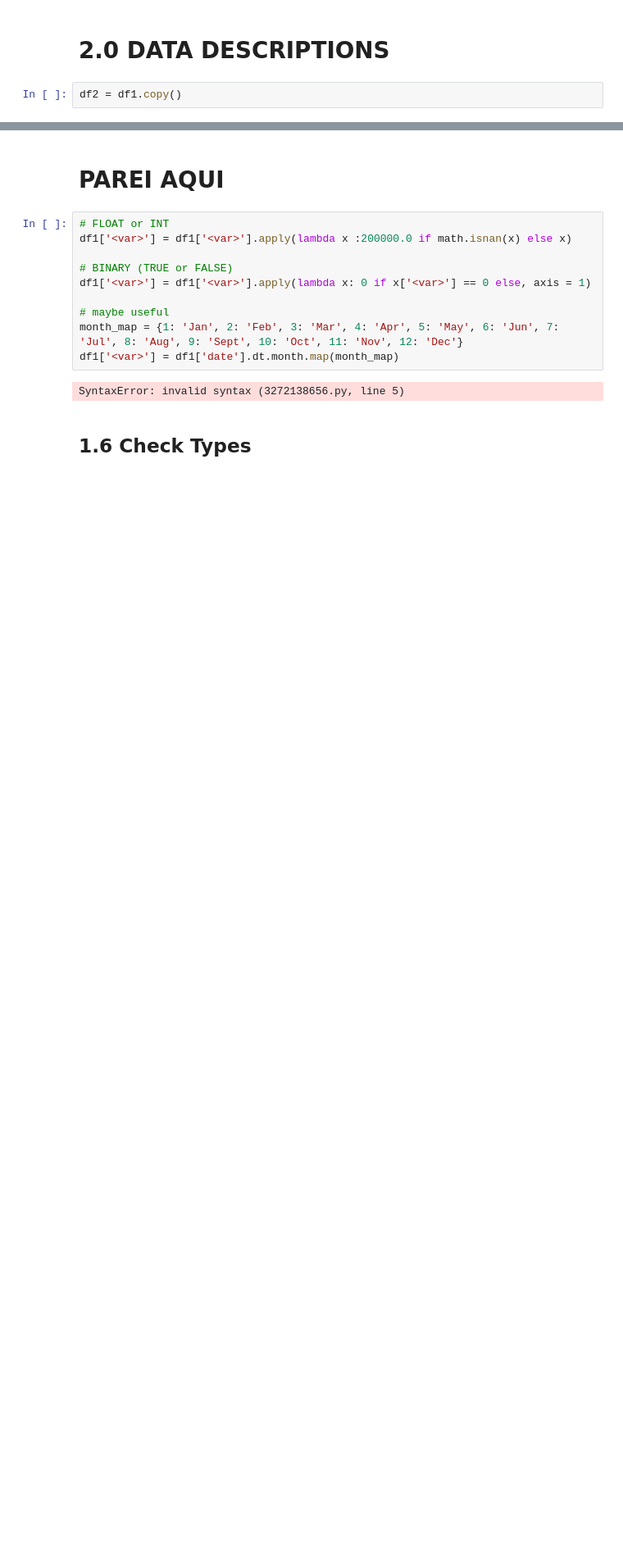
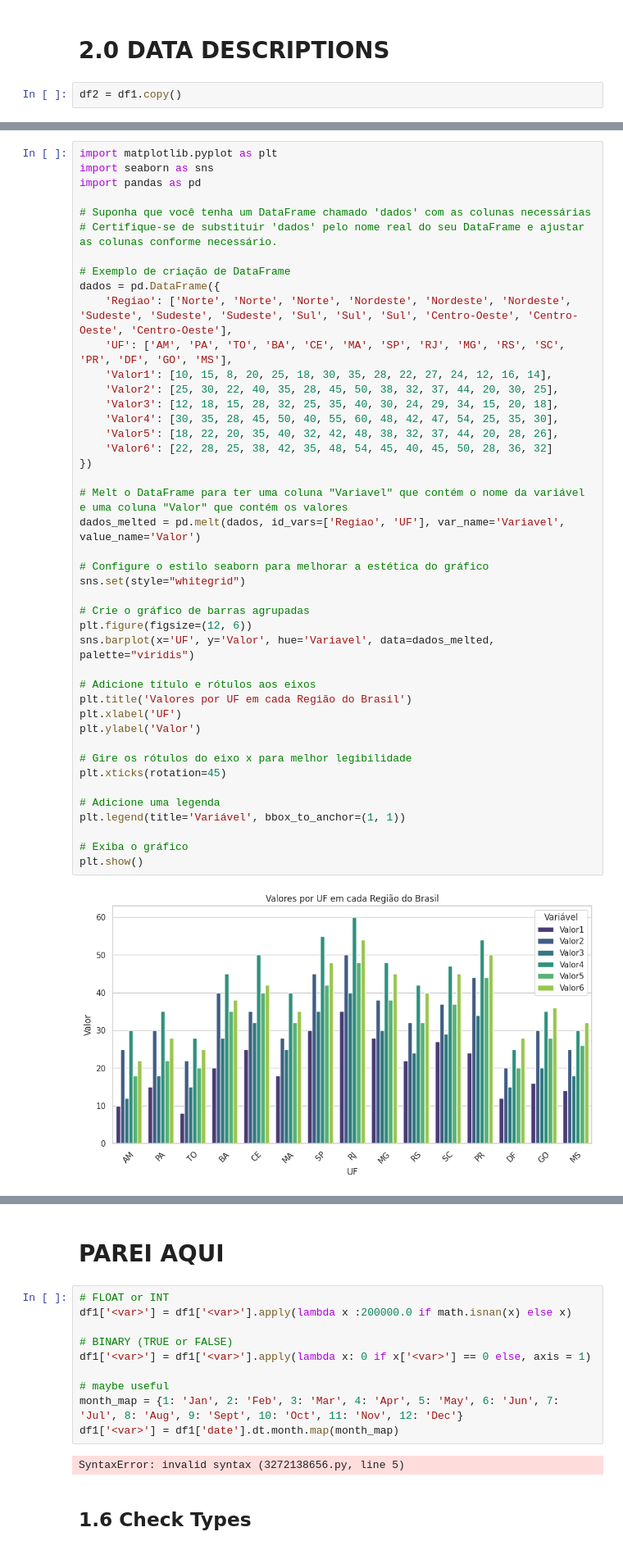
Before and after one commit to victor-vilela/censo_escolar_2022, a Jupyter notebook: notebooks/01-vvo-data-project.ipynb, the cells around one changed output, grey strips where cells are left out. Shown at 82% size. Saved outputs shown, nothing was run; the diff lists cells and outputs as text; blank space fills up the shorter version.

```diff
--- a/notebooks/01-vvo-data-project.ipynb
+++ b/notebooks/01-vvo-data-project.ipynb
@@ -268,0 +314,45 @@ sns.barplot(x='no_regiao', y='qt_mat_bas_6_10', data=hip_1, ax=ax);
+# %%
+import matplotlib.pyplot as plt
+import seaborn as sns
+import pandas as pd
+
+# Suponha que você tenha um DataFrame chamado 'dados' com as colunas necessárias
+# Certifique-se de substituir 'dados' pelo nome real do seu DataFrame e ajustar as colunas conforme necessário.
+
+# Exemplo de criação de DataFrame
+dados = pd.DataFrame({
+    'Regiao': ['Norte', 'Norte', 'Norte', 'Nordeste', 'Nordeste', 'Nordeste', 'Sudeste', 'Sudeste', 'Sudeste', 'Sul', 'Sul', 'Sul', 'Centro-Oeste', 'Centro-Oeste', 'Centro-Oeste'],
+    'UF': ['AM', 'PA', 'TO', 'BA', 'CE', 'MA', 'SP', 'RJ', 'MG', 'RS', 'SC', 'PR', 'DF', 'GO', 'MS'],
+    'Valor1': [10, 15, 8, 20, 25, 18, 30, 35, 28, 22, 27, 24, 12, 16, 14],
+    'Valor2': [25, 30, 22, 40, 35, 28, 45, 50, 38, 32, 37, 44, 20, 30, 25],
+    'Valor3': [12, 18, 15, 28, 32, 25, 35, 40, 30, 24, 29, 34, 15, 20, 18],
+    'Valor4': [30, 35, 28, 45, 50, 40, 55, 60, 48, 42, 47, 54, 25, 35, 30],
+    'Valor5': [18, 22, 20, 35, 40, 32, 42, 48, 38, 32, 37, 44, 20, 28, 26],
+    'Valor6': [22, 28, 25, 38, 42, 35, 48, 54, 45, 40, 45, 50, 28, 36, 32]
+})
+
+# Melt o DataFrame para ter uma coluna "Variavel" que contém o nome da variável e uma coluna "Valor" que contém os valores
+dados_melted = pd.melt(dados, id_vars=['Regiao', 'UF'], var_name='Variavel', value_name='Valor')
+
+# Configure o estilo seaborn para melhorar a estética do gráfico
+sns.set(style="whitegrid")
+
+# Crie o gráfico de barras agrupadas
+plt.figure(figsize=(12, 6))
+sns.barplot(x='UF', y='Valor', hue='Variavel', data=dados_melted, palette="viridis")
+
+# Adicione título e rótulos aos eixos
+plt.title('Valores por UF em cada Região do Brasil')
+plt.xlabel('UF')
+plt.ylabel('Valor')
+
+# Gire os rótulos do eixo x para melhor legibilidade
+plt.xticks(rotation=45)
+
+# Adicione uma legenda
+plt.legend(title='Variável', bbox_to_anchor=(1, 1))
+
+# Exiba o gráfico
+plt.show()
+# %% [output]
+[figure, added]
```
Also changed, not shown: parts of 20 cells of this notebook.
